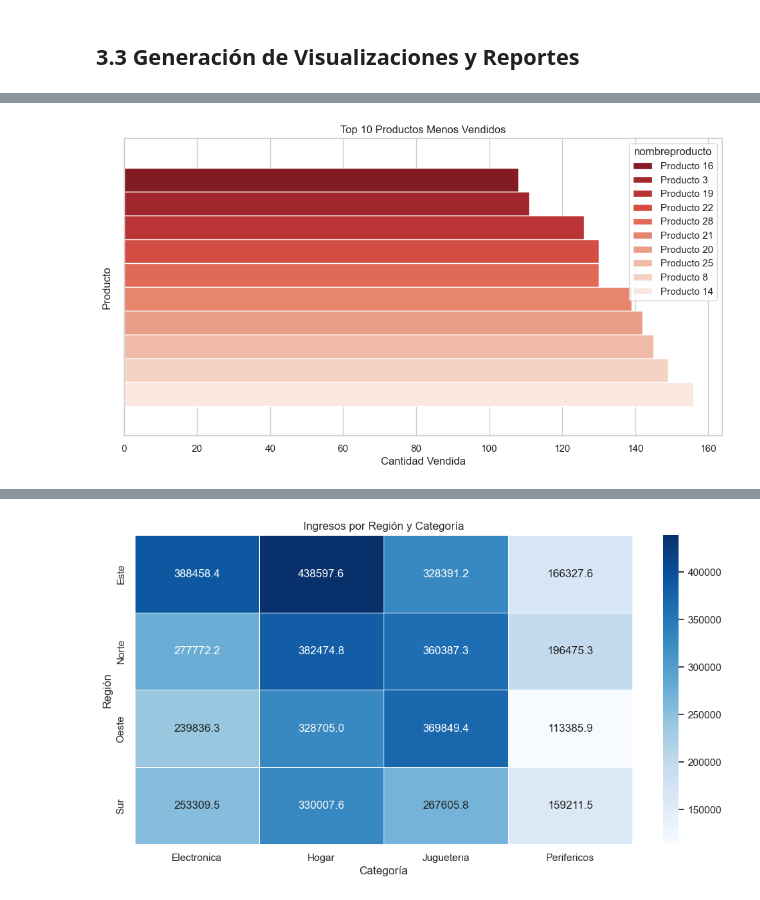
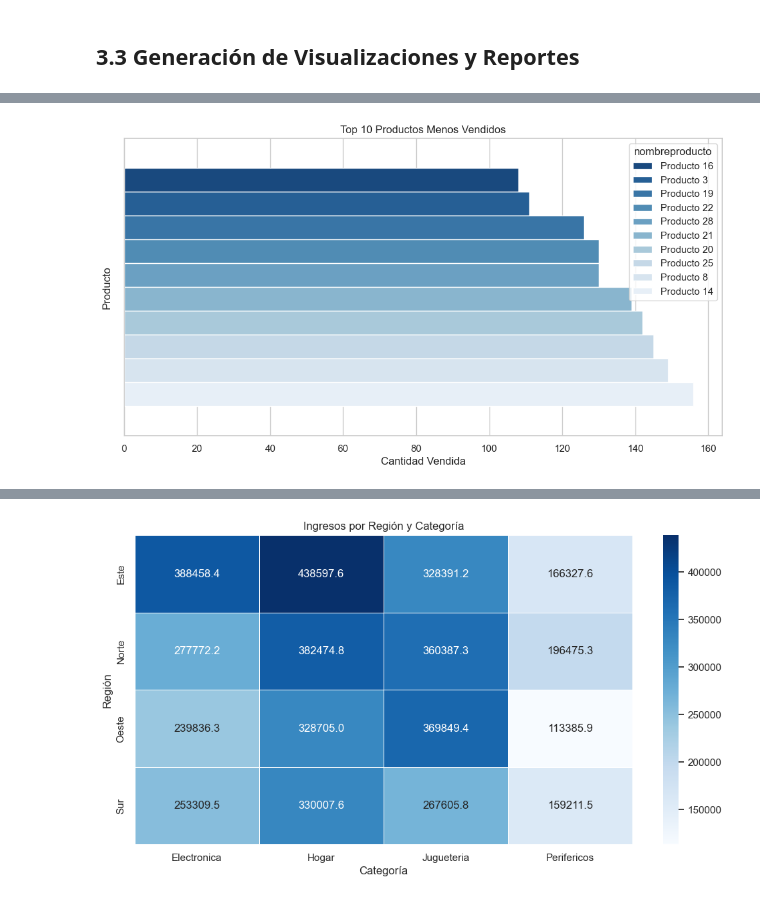
Before and after one commit to Ezzz-Lui/RSM-EvaluationProject, a Jupyter notebook: Python/AnalisisConPython.ipynb, the cells around one changed output, grey strips where cells are left out. Cells and saved outputs as stored; diff of their text form; code cells hidden in the pictures.

```diff
--- a/Python/AnalisisConPython.ipynb
+++ b/Python/AnalisisConPython.ipynb
@@ -9,7 +9,9 @@ import seaborn as sns
 from sqlalchemy import create_engine
 
 # Configuración global de gráficos
-sns.set(style="whitegrid")
+
+palette = ['#004aad','#4c7fc8','#559bf8']
+sns.set(style="whitegrid", palette=palette)
 plt.rcParams['figure.figsize'] = (12, 6)
 
 # Conexión a la base de datos (ajustar según configuración)
@@ -158,14 +162,14 @@ plt.show()
 # %%
 # 1. Productos menos vendidos
 productos_menos_vendidos = data.groupby('nombreproducto')['cantidad'].sum().sort_values()
 
-sns.barplot(x=productos_menos_vendidos.head(10).values, hue=productos_menos_vendidos.head(10).index, palette='Reds_r')
+sns.barplot(x=productos_menos_vendidos.head(10).values, hue=productos_menos_vendidos.head(10).index, palette='Blues_r')
 plt.title("Top 10 Productos Menos Vendidos")
 plt.xlabel("Cantidad Vendida")
 plt.ylabel("Producto")
 plt.show()
 # %% [output]
-[figure, old version]
+[figure, new version]
 # %%
 # 2. Desempeño por categoría
 desempeño_categoría = data.groupby('categoria')['monto_total'].sum().sort_values(ascending=False)
```
Also changed, not shown: parts of 7 cells of this notebook.
